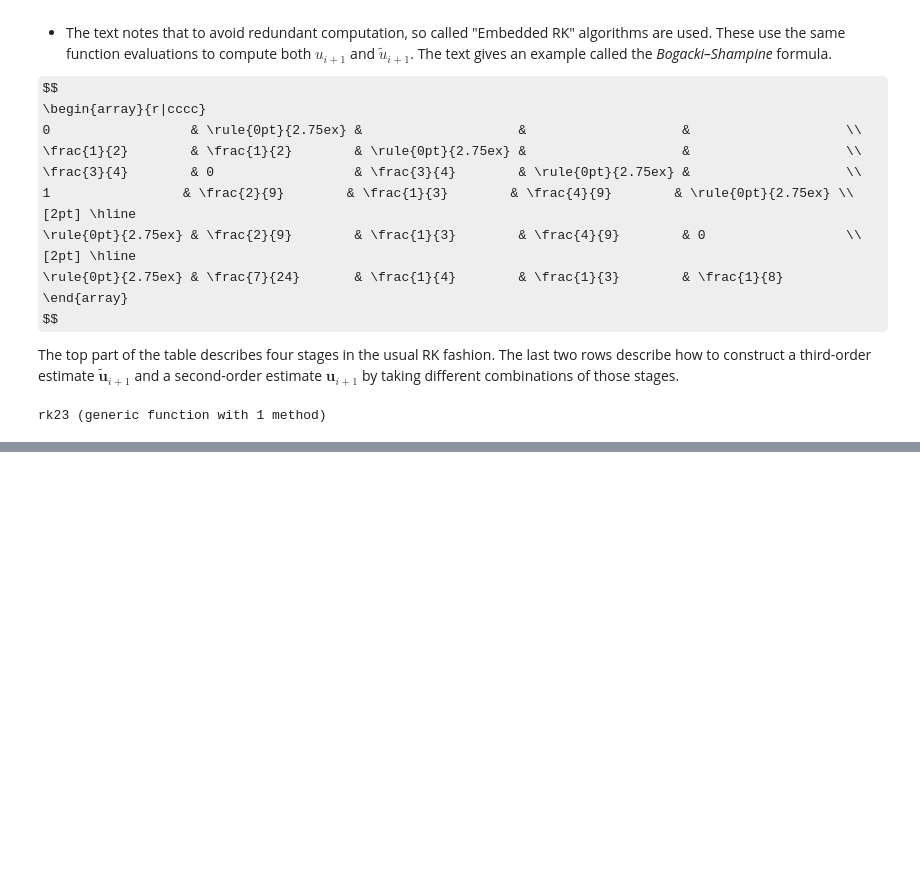
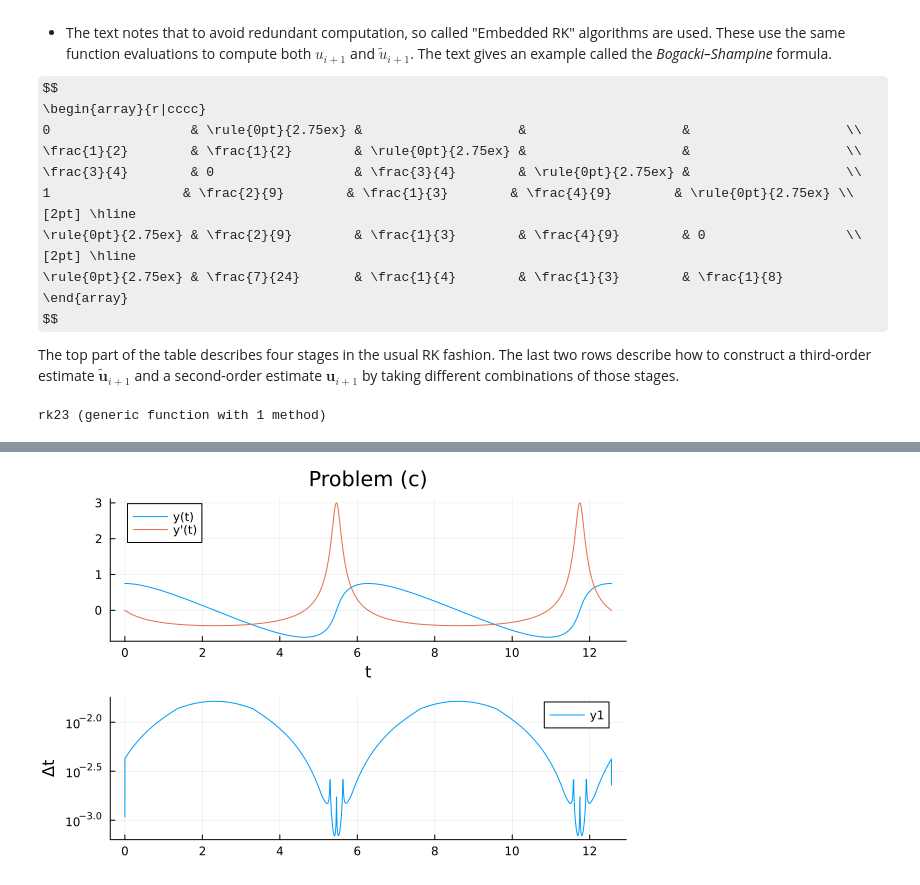
Before and after one commit to DrEntropy/FNC, a Jupyter notebook: chapter6.ipynb, the cells around one changed output, grey strips where cells are left out. Saved outputs shown, nothing was run; the diff lists cells and outputs as text; code cells hidden in the pictures; some formulas as TeX source; blank space fills up the shorter version.

```diff
--- a/chapter6.ipynb
+++ b/chapter6.ipynb
@@ -597,0 +663,4 @@ rk23 (generic function with 1 method)
+# %%
+plot_sol(t_c, u_c, "Problem (c)")
+# %% [output]
+[figure, added]
```
Also changed, not shown: parts of 24 cells of this notebook.
